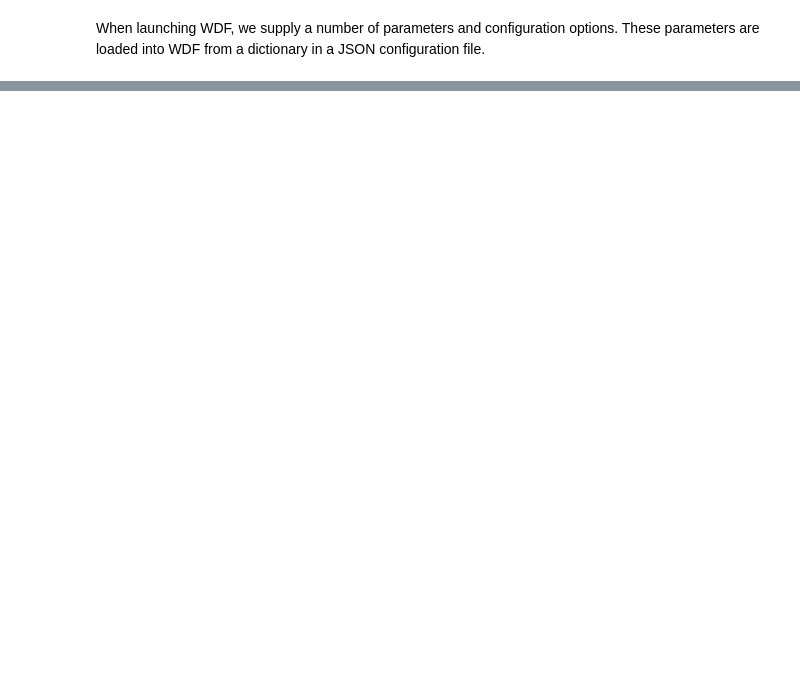
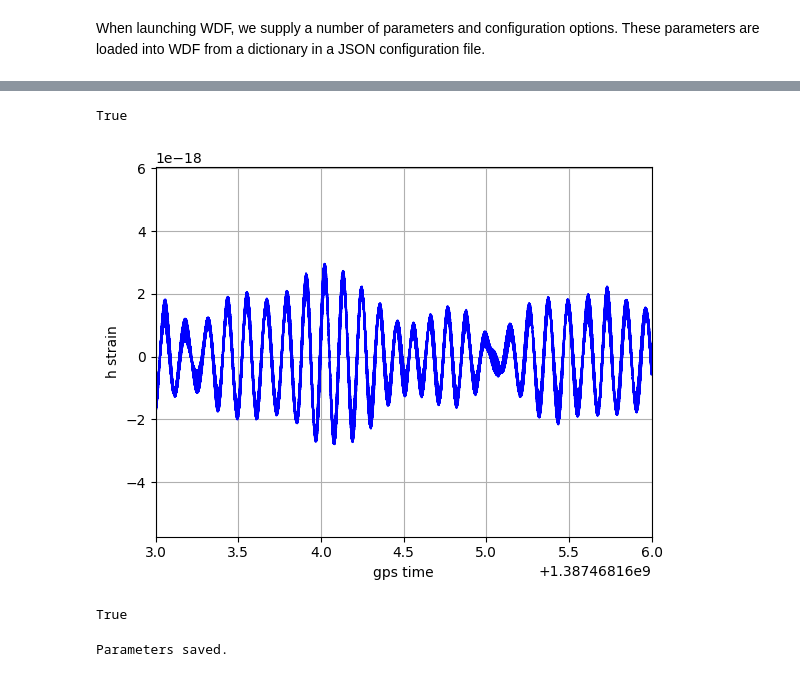
Before and after one commit to GravitationalWaveSurfer/GlitchClassification, a Jupyter notebook: notebooks/wdf_demo.ipynb, the cells around one changed output, grey strips where cells are left out. Cells and saved outputs as stored; diff of their text form; code cells hidden in the pictures; blank space fills up the shorter version.

```diff
--- a/notebooks/wdf_demo.ipynb
+++ b/notebooks/wdf_demo.ipynb
@@ -81,0 +87,4 @@ print(filejson)
+# %%
+par = Parameters()
+par.load(filejson)
+par.print()
@@ -81,0 +108,28 @@ print(filejson)
+# %%
+data = SV()              # define this instance of a sequenceView object
+stream = FrameIChannel(par.file, par.channel, 100.0, par.segments[0]+300)      #
+# %%
+stream.GetData(data)
+# %% [output]
+True
+# %%
+import numpy as np
+import matplotlib.pyplot as plt
+def plot_SV(data_sv, colour='b'):
+    x = np.zeros(data_sv.GetSize())
+    y = np.zeros(data_sv.GetSize())
+    for i in range(data_sv.GetSize()):
+        x[i] = data_sv.GetX(i)
+        y[i] = data_sv.GetY(0,i)
+    plt.plot(x,y, colour), plt.grid()
+    return x, y
+# %%
+plot_SV(data), plt.xlabel('gps time'), plt.ylabel('h strain'), plt.xlim(par.segments[0]+300, par.segments[0]+303);
+# %% [output]
+[figure, added]
+# %%
+data_for_ARest = SV()
+AR_est_stream = FrameIChannel(par.file, par.channel, 100.0, par.segments[0])      #
+AR_est_stream.GetData(data_for_ARest)
+# %% [output]
+True
@@ -81,0 +141,11 @@ print(filejson)
+# %%
+par.ARfile = os.path.join(results_dir, "ARcoeff-AR%s-fs%s-%s.txt" % (
+                par.ARorder, par.sampling, par.channel))
+par.LVfile = os.path.join(results_dir, "LVcoeff-AR%s-fs%s-%s.txt" % (
+                par.ARorder, par.sampling, par.channel))
+
+whiten.ParametersEstimate(data_for_ARest)
+whiten.ParametersSave(par.ARfile, par.LVfile)
+print('Parameters saved.')
+# %% [output]
+Parameters saved.
```
Also changed, not shown: parts of 9 cells of this notebook, 2 other files.
